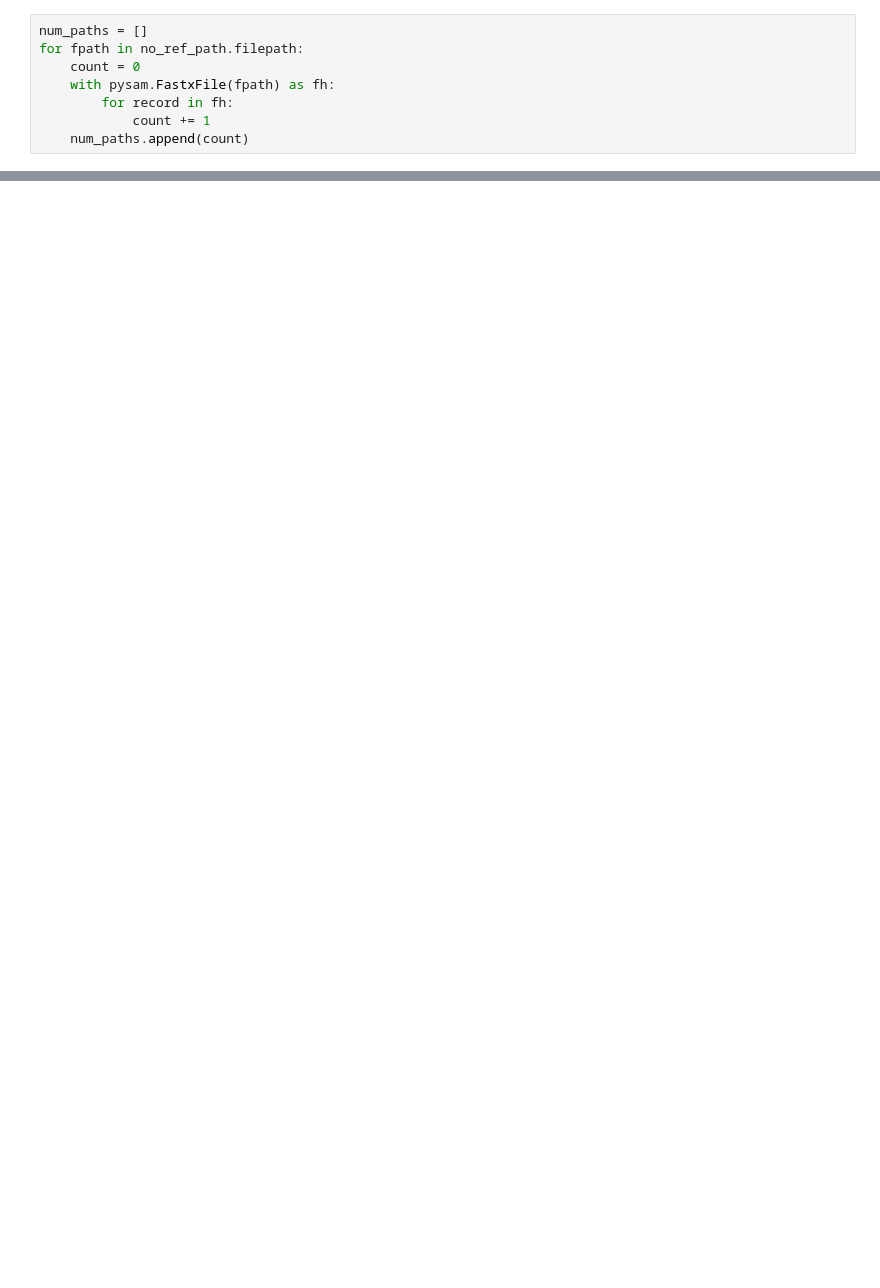
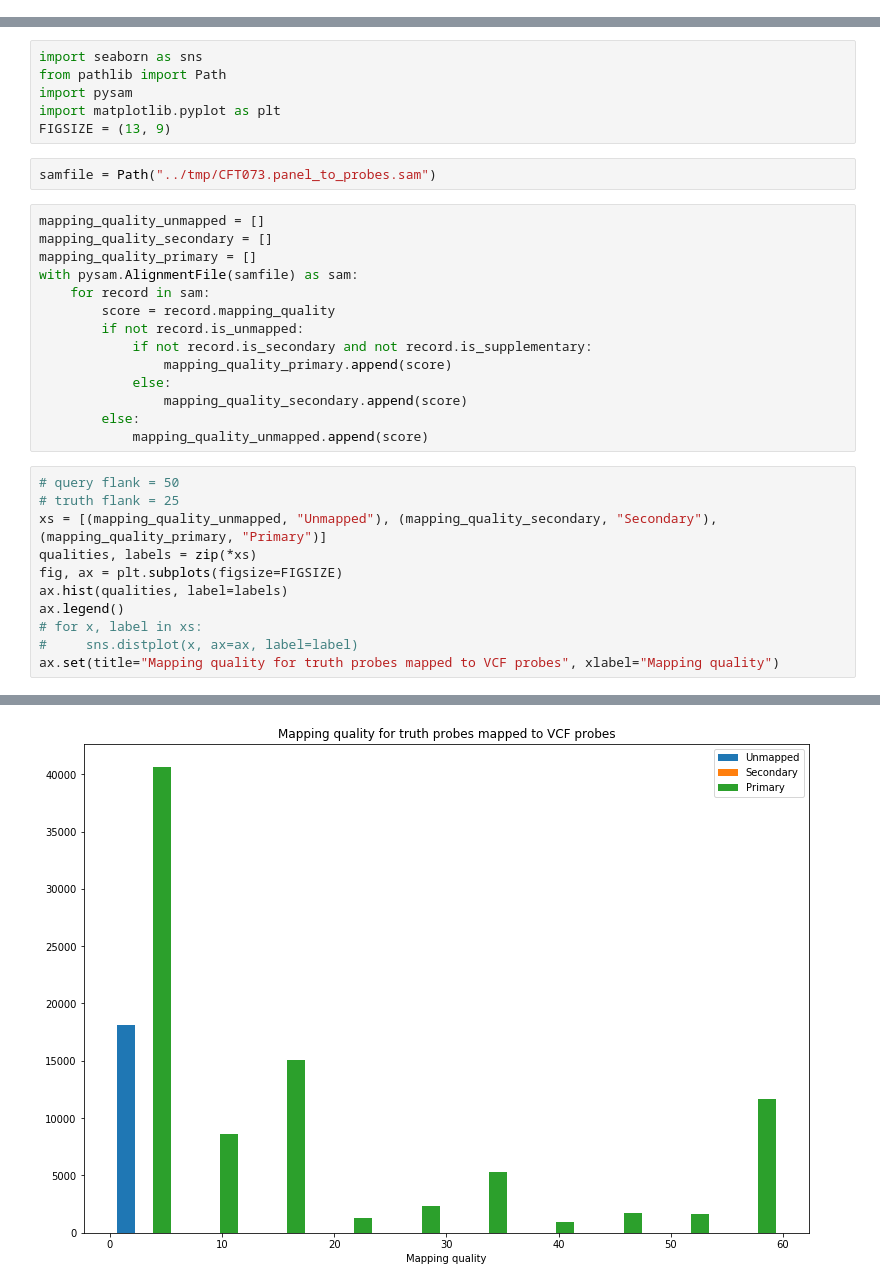
Before and after one commit to leoisl/pandora_paper_roc, a Jupyter notebook: Scripts/scratchpad.ipynb, the cells around one changed output, grey strips where cells are left out. Cells and saved outputs as stored; diff of their text form; blank space fills up the shorter version.

Commit message:
investigating mapping quality of probe mappings

```diff
--- a/Scripts/scratchpad.ipynb
+++ b/Scripts/scratchpad.ipynb
@@ -80,8 +0,0 @@ no_ref_path = no_ref_path[no_ref_path['local_assembly'] == True]
-# %%
-num_paths = []
-for fpath in no_ref_path.filepath:
-    count = 0
-    with pysam.FastxFile(fpath) as fh:
-        for record in fh:
-            count += 1
-    num_paths.append(count)
@@ -98,0 +4,34 @@ _ = ax.set_title('Distribution of the number of paths found for slices not conta
+# %%
+import seaborn as sns
+from pathlib import Path
+import pysam
+import matplotlib.pyplot as plt
+FIGSIZE = (13, 9)
+# %%
+samfile = Path("../tmp/CFT073.panel_to_probes.sam")
+# %%
+mapping_quality_unmapped = []
+mapping_quality_secondary = []
+mapping_quality_primary = []
+with pysam.AlignmentFile(samfile) as sam:
+    for record in sam:
+        score = record.mapping_quality
+        if not record.is_unmapped:
+            if not record.is_secondary and not record.is_supplementary:
+                mapping_quality_primary.append(score)
+            else:
+                mapping_quality_secondary.append(score)
+        else:
+            mapping_quality_unmapped.append(score)
+# %%
+# query flank = 50
+# truth flank = 25
+xs = [(mapping_quality_unmapped, "Unmapped"), (mapping_quality_secondary, "Secondary"), (mapping_quality_primary, "Primary")]
+qualities, labels = zip(*xs)
+fig, ax = plt.subplots(figsize=FIGSIZE)
+ax.hist(qualities, label=labels)
+ax.legend()
+# for x, label in xs:
+#     sns.distplot(x, ax=ax, label=label)
+ax.set(title="Mapping quality for truth probes mapped to VCF probes", xlabel="Mapping quality")
+# %% [output]
@@ -98,0 +40 @@ _ = ax.set_title('Distribution of the number of paths found for slices not conta
+[figure, added]
```
Also changed, not shown: parts of 36 cells of this notebook.
